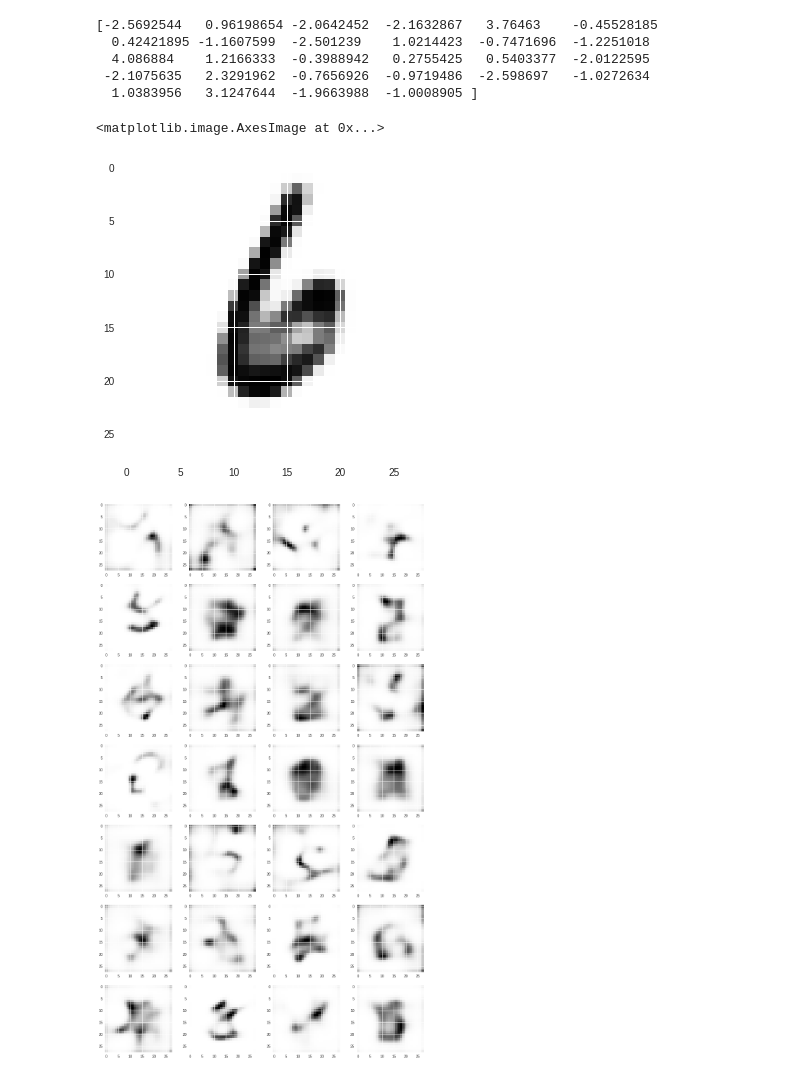
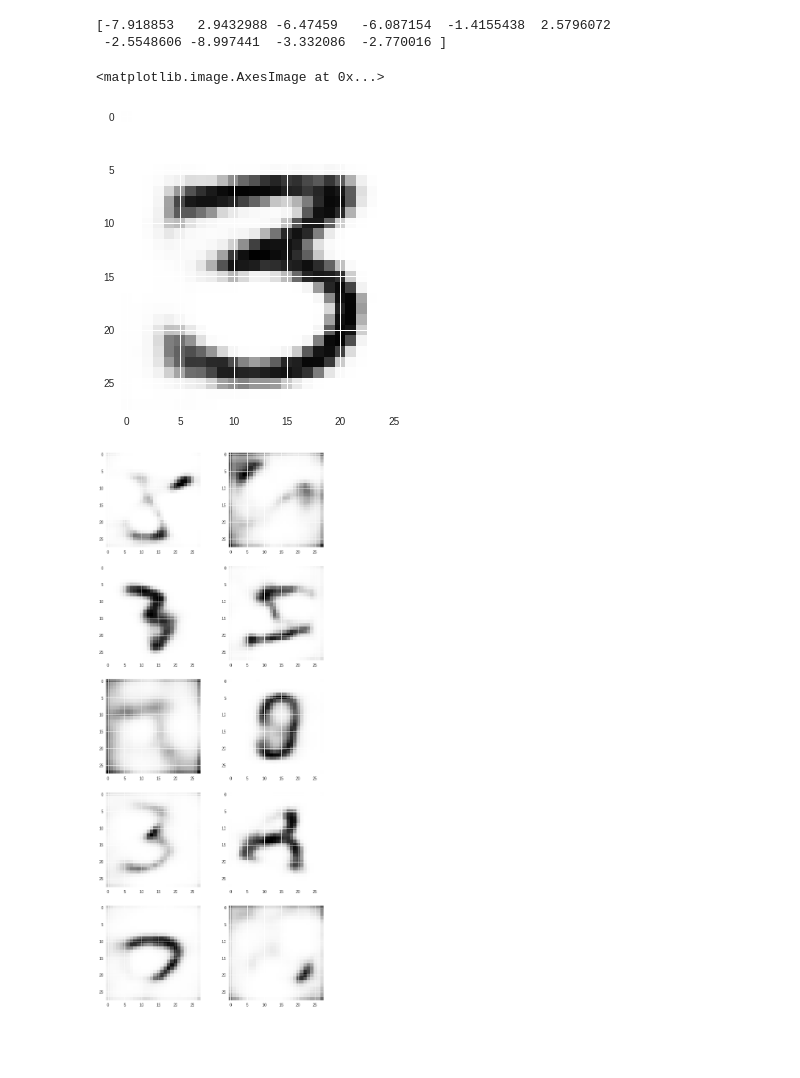
Before and after one commit to ShivamHacks/CS-Honors-Project, a Jupyter notebook: MainNotebook.ipynb, the cells around one changed output. Cells and saved outputs as stored; diff of their text form; code cells hidden in the pictures; blank space fills up the shorter version.

```diff
--- a/MainNotebook.ipynb
+++ b/MainNotebook.ipynb
@@ -3,6 +14,8 @@ from keras.layers import Input, Dense, Conv2D, MaxPooling2D, UpSampling2D, Flatt
 from keras.models import Model
 
 # Network
+
+encoding_length = 10
 
 # Encoder
 input_img = Input(shape = (28, 28, 1))
@@ -13,11 +26,11 @@ pool2 = MaxPooling2D(pool_size=(2, 2))(conv2) # 7 x 7 x 64
 conv3 = Conv2D(128, (3, 3), activation='relu', padding='same')(pool2) #7 x 7 x 128
 flat = Flatten()(conv3) # 6272
 fc1 = Dense(784)(flat)
-encoded = Dense(28)(fc1)
+encoded = Dense(encoding_length)(fc1)
 encoder = Model(input_img, encoded)
 
 # Decoder
-input_encoded = Input(shape=(28,))
+input_encoded = Input(shape=(encoding_length,))
 fc2 = Dense(784)(input_encoded)
 fc3 = Dense(6272)(fc2)
 unflat = Reshape((7, 7, 128))(fc3)
@@ -54,7 +68,7 @@ None
 # %%
 from keras.datasets import mnist
 import numpy as np
-(x_train, _), (x_test, _) = mnist.load_data()
+(x_train, y_train), (x_test, y_test) = mnist.load_data()
 
 x_train = x_train.astype('float32') / 255.
 x_test = x_test.astype('float32') / 255.
@@ -62,6 +76,8 @@ x_train = np.expand_dims(x_train, axis=3)
 x_test = np.expand_dims(x_test, axis=3)
 print(x_train.shape)
 print(x_test.shape)
+print(y_train.shape)
+print(y_test.shape)
 # %% [output]
 (60000, 28, 28, 1)
 (10000, 28, 28, 1)
@@ -121,11 +139,8 @@ plt.imshow(rand_decoded[0][:, :, 0], cmap='gray')
 rand_encoding = encoder.predict(np.expand_dims(rand_img, axis=0))
 print(rand_encoding[0])
 # %% [output]
-[-2.5692544   0.96198654 -2.0642452  -2.1632867   3.76463    -0.45528185
-  0.42421895 -1.1607599  -2.501239    1.0214423  -0.7471696  -1.2251018
-  4.086884    1.2166333  -0.3988942   0.2755425   0.5403377  -2.0122595
- -2.1075635   2.3291962  -0.7656926  -0.9719486  -2.598697   -1.0272634
-  1.0383956   3.1247644  -1.9663988  -1.0008905 ]
+[-7.918853   2.9432988 -6.47459   -6.087154  -1.4155438  2.5796072
+ -2.5548606 -8.997441  -3.332086  -2.770016 ]
 # %%
 # Run encoded vector through decoder
 
@@ -133,25 +148,27 @@ rand_decoding = decoder.predict(rand_encoding)
 plt.imshow(rand_decoding[0][:,:,0])
 # %% [output]
 <matplotlib.image.AxesImage at 0x...>
-[figure, old version]
+[figure, new version]
 # %%
 # Zero out pixels one by one and display the outputs
 
 fig = plt.figure()
+encoding_length = 10
 
-for i in range(28):
+for i in range(encoding_length):
 
   # Get output
-  mask = np.zeros(28)
+  mask = np.zeros(encoding_length)
   mask[i] = 1 # make a single value non-zero
   masked = np.multiply(rand_encoding, mask)
   decoded_masked = decoder.predict(masked)
 
   # Plot
-  fig.add_subplot(7, 4, i + 1)
+  fig.add_subplot(encoding_length / 2, 2, i + 1)
   plt.imshow(decoded_masked[0][:,:,0])
 
-fig.set_size_inches(16, 28)
+scale_factor = 5
+fig.set_size_inches(scale_factor * 2, scale_factor * encoding_length / 2)
 # %% [output]
-[figure, old version]
+[figure, new version]
 # %%
```
Also changed, not shown: parts of 10 cells of this notebook.
